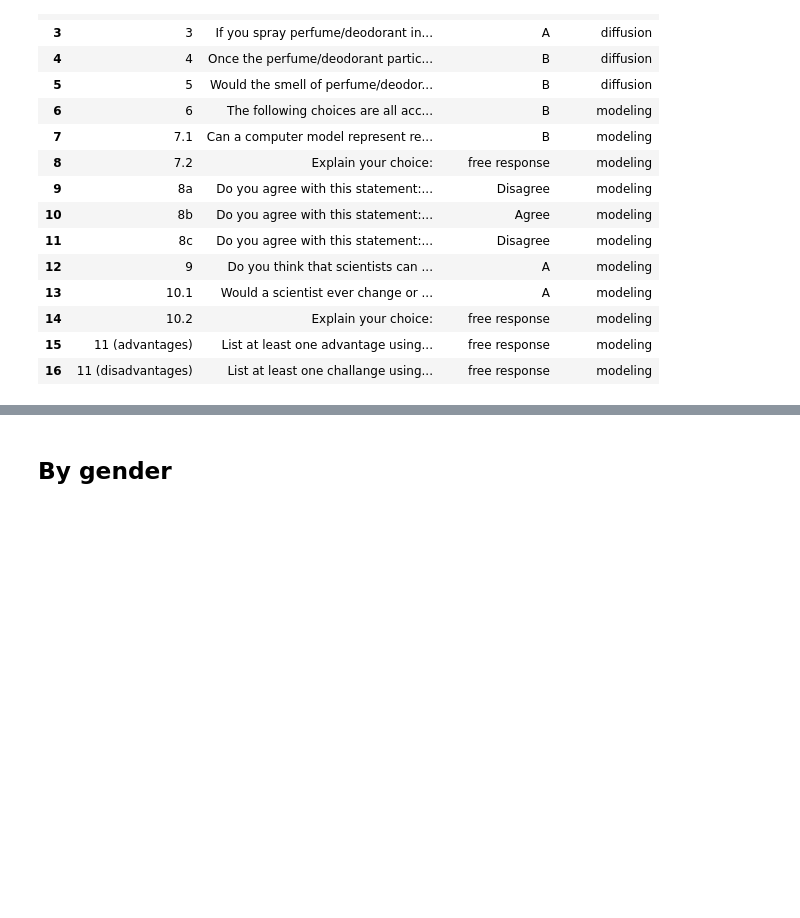
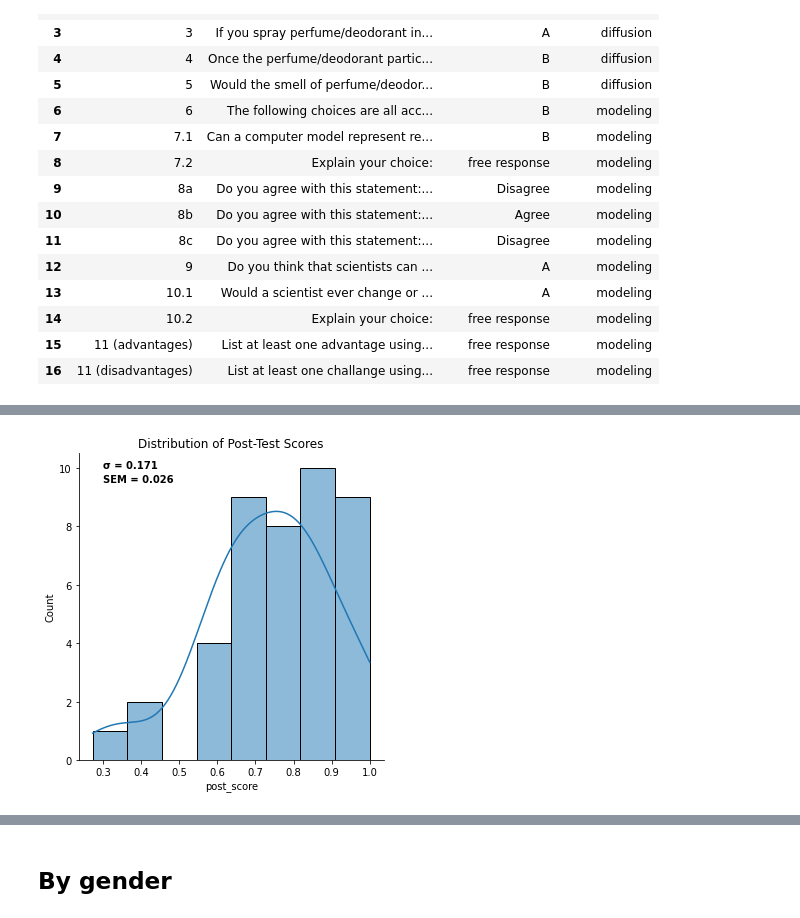
Before and after one commit to wolfj95/a2s_unit_1, a Jupyter notebook: unit_1_data_analysis.ipynb, the cells around one changed output, grey strips where cells are left out. Saved outputs shown, nothing was run; the diff lists cells and outputs as text; code cells hidden in the pictures; blank space fills up the shorter version.

```diff
--- a/unit_1_data_analysis.ipynb
+++ b/unit_1_data_analysis.ipynb
@@ -155,0 +177,10 @@ plt.show()
+# %%
+sns.displot(constrained_response_test_data["post_score"], kde = True)
+std = constrained_response_test_data["post_score"].std()
+sem = constrained_response_test_data["post_score"].sem()
+plt.text(0.3,10, f"σ = {std:.3f}", horizontalalignment='left', size='medium', color='black', weight='semibold')
+plt.text(0.3,9.5, f"SEM = {sem:.3f}", horizontalalignment='left', size='medium', color='black', weight='semibold')
+plt.title("Distribution of Post-Test Scores")
+plt.show()
+# %% [output]
+[figure, added]
```
Also changed, not shown: parts of 13 cells of this notebook, 1 other file.
